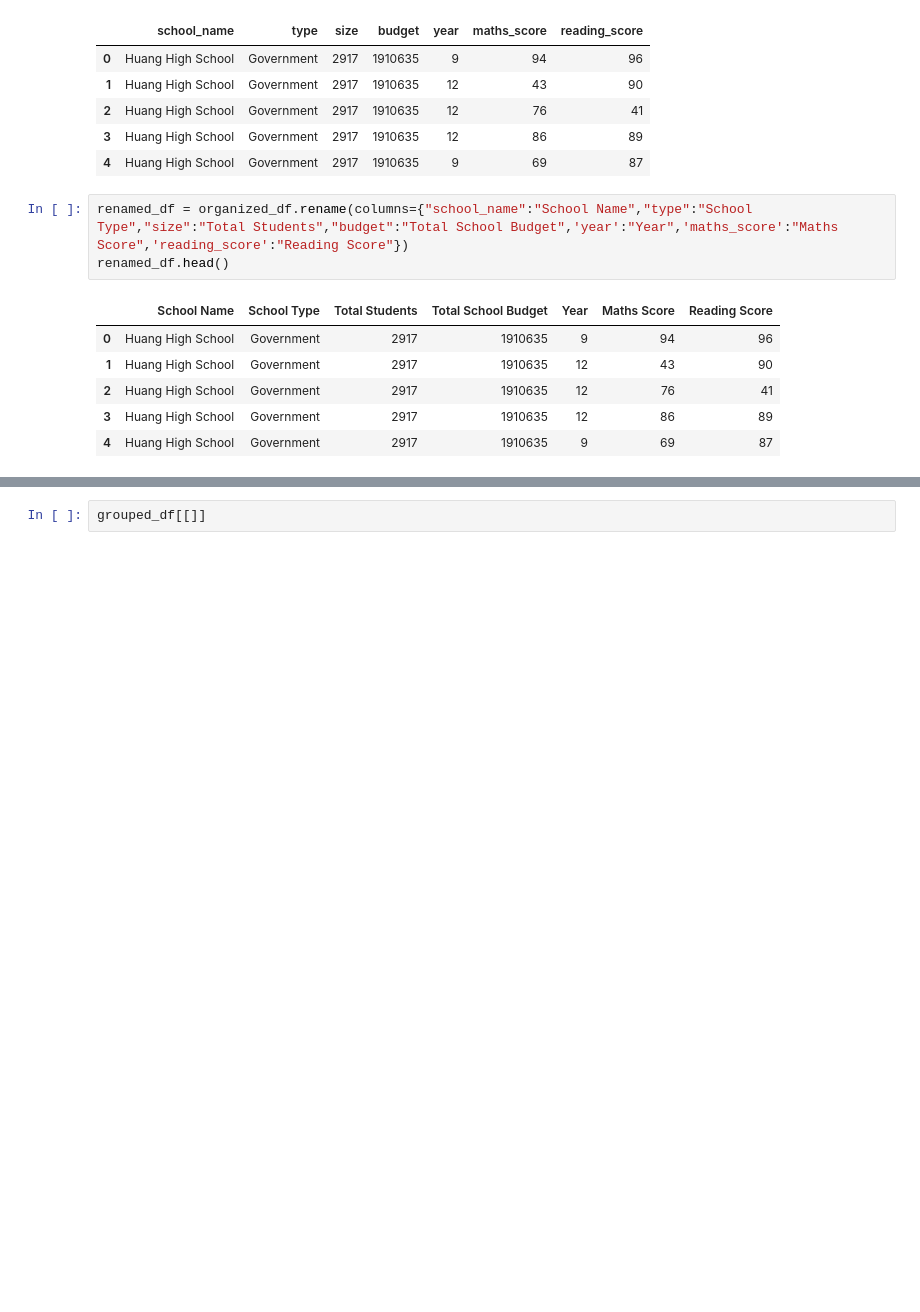
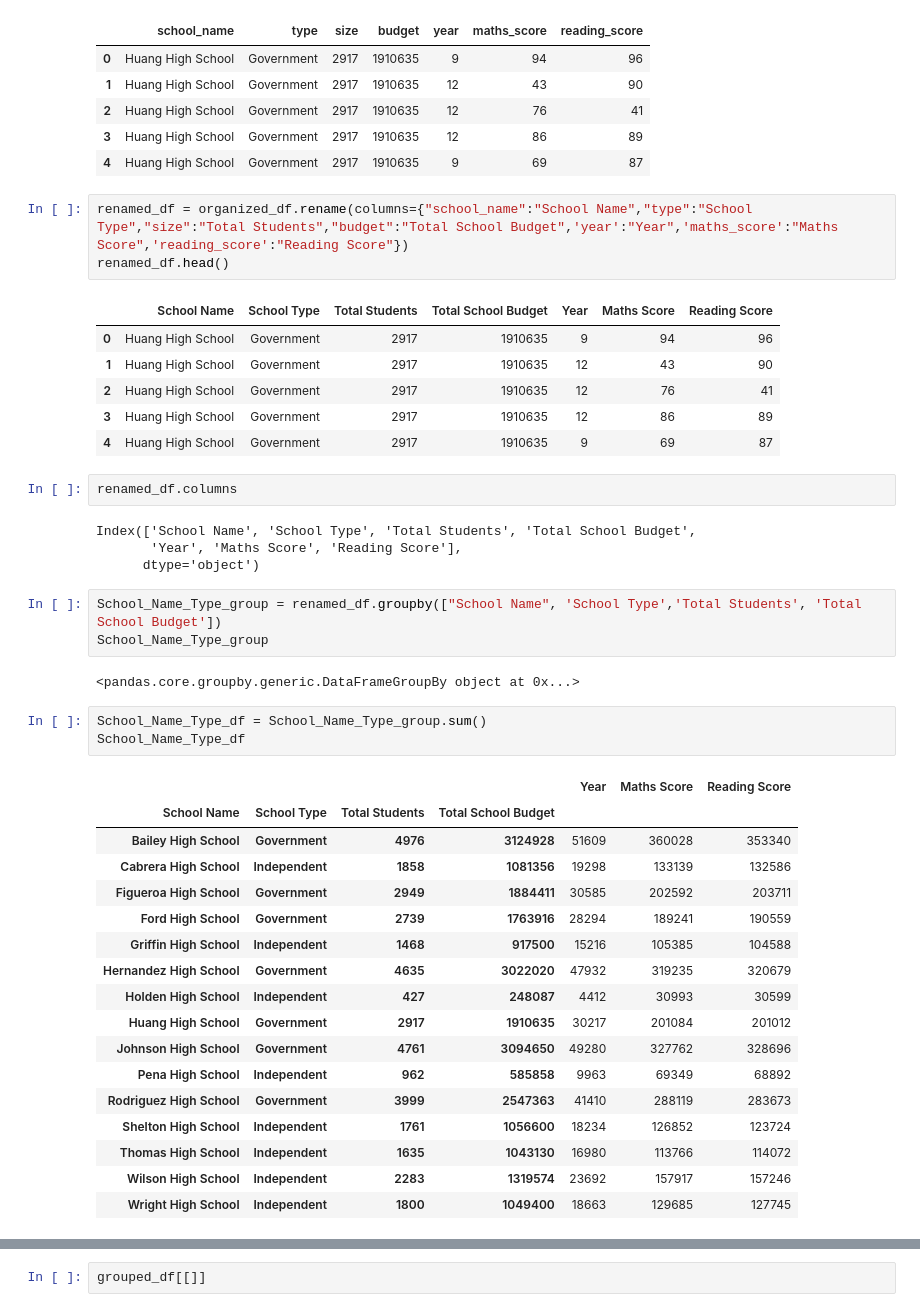
Before and after one commit to SandraBotica/pandas-challenge, a Jupyter notebook: PyCitySchools/PyCitySchools_starter.ipynb, the cells around one changed output, grey strips where cells are left out. Drawn from its saved outputs; the diff is of its cells as text; blank space fills up the shorter version.

```diff
--- a/PyCitySchools/PyCitySchools_starter.ipynb
+++ b/PyCitySchools/PyCitySchools_starter.ipynb
@@ -195,3 +149,35 @@ renamed_df.head()
 | 2 | Huang High School | Government | 2917 | 1910635 | 12 | 76 | 41 |
 | 3 | Huang High School | Government | 2917 | 1910635 | 12 | 86 | 89 |
 | 4 | Huang High School | Government | 2917 | 1910635 | 9 | 69 | 87 |
+# %%
+renamed_df.columns
+# %% [output]
+Index(['School Name', 'School Type', 'Total Students', 'Total School Budget',
+       'Year', 'Maths Score', 'Reading Score'],
+      dtype='object')
+# %%
+School_Name_Type_group = renamed_df.groupby(["School Name", 'School Type','Total Students', 'Total School Budget'])
+School_Name_Type_group
+# %% [output]
+<pandas.core.groupby.generic.DataFrameGroupBy object at 0x...>
+# %%
+School_Name_Type_df = School_Name_Type_group.sum()
+School_Name_Type_df
+# %% [output]
+|  |  |  |  | Year | Maths Score | Reading Score |
+| School Name | School Type | Total Students | Total School Budget |  |  |  |
+| Bailey High School | Government | 4976 | 3124928 | 51609 | 360028 | 353340 |
+| Cabrera High School | Independent | 1858 | 1081356 | 19298 | 133139 | 132586 |
+| Figueroa High School | Government | 2949 | 1884411 | 30585 | 202592 | 203711 |
+| Ford High School | Government | 2739 | 1763916 | 28294 | 189241 | 190559 |
+| Griffin High School | Independent | 1468 | 917500 | 15216 | 105385 | 104588 |
+| Hernandez High School | Government | 4635 | 3022020 | 47932 | 319235 | 320679 |
+| Holden High School | Independent | 427 | 248087 | 4412 | 30993 | 30599 |
+| Huang High School | Government | 2917 | 1910635 | 30217 | 201084 | 201012 |
+| Johnson High School | Government | 4761 | 3094650 | 49280 | 327762 | 328696 |
+| Pena High School | Independent | 962 | 585858 | 9963 | 69349 | 68892 |
+| Rodriguez High School | Government | 3999 | 2547363 | 41410 | 288119 | 283673 |
+| Shelton High School | Independent | 1761 | 1056600 | 18234 | 126852 | 123724 |
+| Thomas High School | Independent | 1635 | 1043130 | 16980 | 113766 | 114072 |
+| Wilson High School | Independent | 2283 | 1319574 | 23692 | 157917 | 157246 |
+| Wright High School | Independent | 1800 | 1049400 | 18663 | 129685 | 127745 |
```
Also changed, not shown: parts of 22 cells of this notebook, 1 other file.
